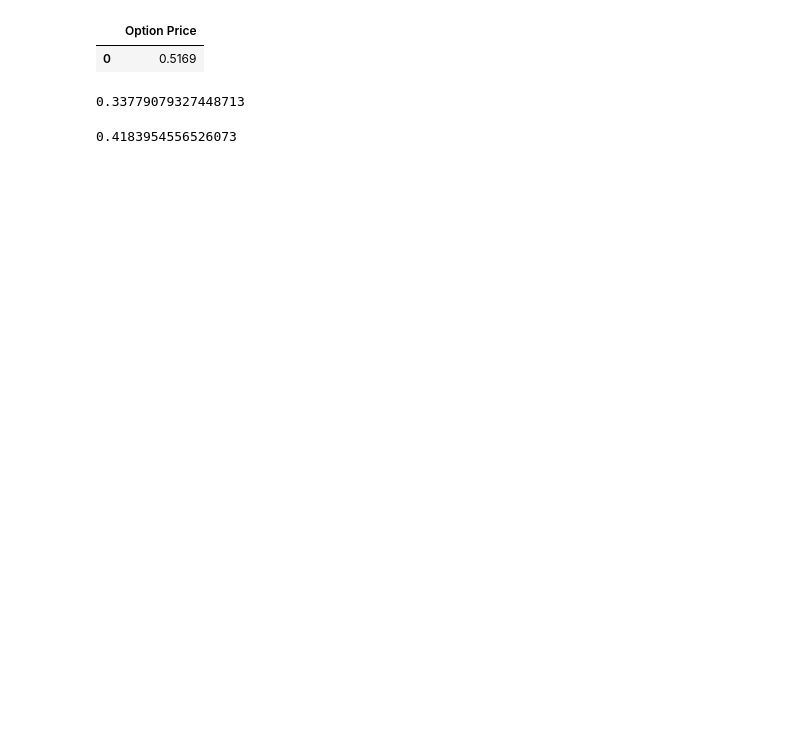
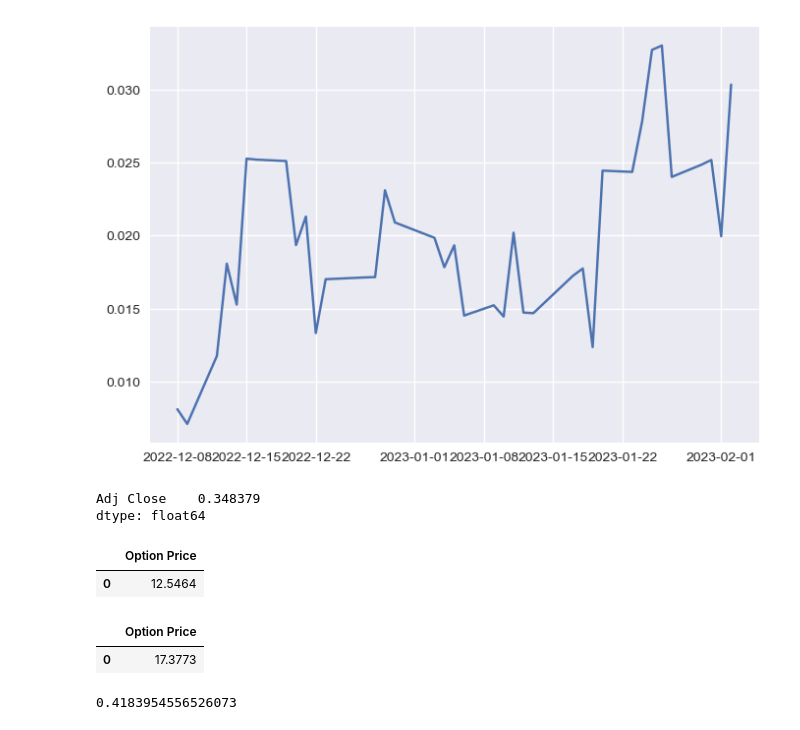
Before and after one commit to dcstein22/Option_Theory, a Jupyter notebook: black_sholes_option_function.ipynb, the cells around one changed output. Saved outputs shown, nothing was run; the diff lists cells and outputs as text; code cells hidden in the pictures; blank space fills up the shorter version.

```diff
--- a/black_sholes_option_function.ipynb
+++ b/black_sholes_option_function.ipynb
@@ -3,3 +3,11 @@ import numpy as np
 import scipy.stats as scs
 import matplotlib.pyplot as plt
 import pandas as pd
+import yfinance as yf
+import matplotlib as mpl
+import datetime as dt
+from datetime import datetime, timedelta
+plt.style.use('seaborn')
+%matplotlib inline
+# %%
+google = pd.DataFrame(yf.download('googl', start = '2022-12-01')['Adj Close']).pct_change().dropna()
@@ -6 +33,11 @@ import pandas as pd
+# %%
+plt.plot(google.rolling(5).std())
+sigma_google = google.std()*np.sqrt(252)
+# %% [output]
+[figure, added]
+# %%
+sigma_google
+# %% [output]
+Adj Close    0.348379
+dtype: float64
 # %%
@@ -15,15 +55,16 @@ def option(type = None, So = None, K = None, r = None, sigma = None, Time = None
     else:
         print("Wrong security name")
     return pd.DataFrame([np.round(price,4)],columns = ['Option Price'])
-# %%
-option(type = "Put",So= 32,K = 25,r = .05, sigma=.36,Time = .5)
-# %% [output]
-|  | Option Price |
-| 0 | 0.5169 |
-# %%
-scs.norm.cdf(-.4185)
-# %% [output]
-0.33779079327448713
+# %%
+option('Call', So = 106.7,K = 95,r = .04,sigma = .5, current_date='2023-02-02',expiration_date='2023-02-17')
+# %% [output]
+|  | Option Price |
+| 0 | 12.5464 |
+# %%
+option('Call', So = 112,K = 95,r = .0468,sigma = .5, current_date='2023-02-03',expiration_date='2023-02-17')
+# %% [output]
+|  | Option Price |
+| 0 | 17.3773 |
 # %%
 scs.norm.cdf(-.206)
 # %% [output]
```
Also changed, not shown: parts of 5 cells of this notebook, 1 other file.
